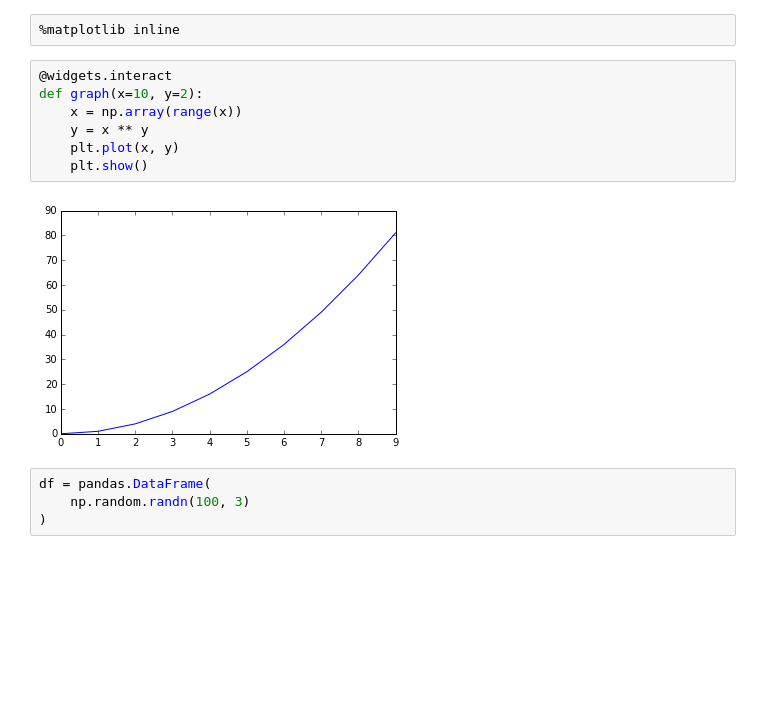
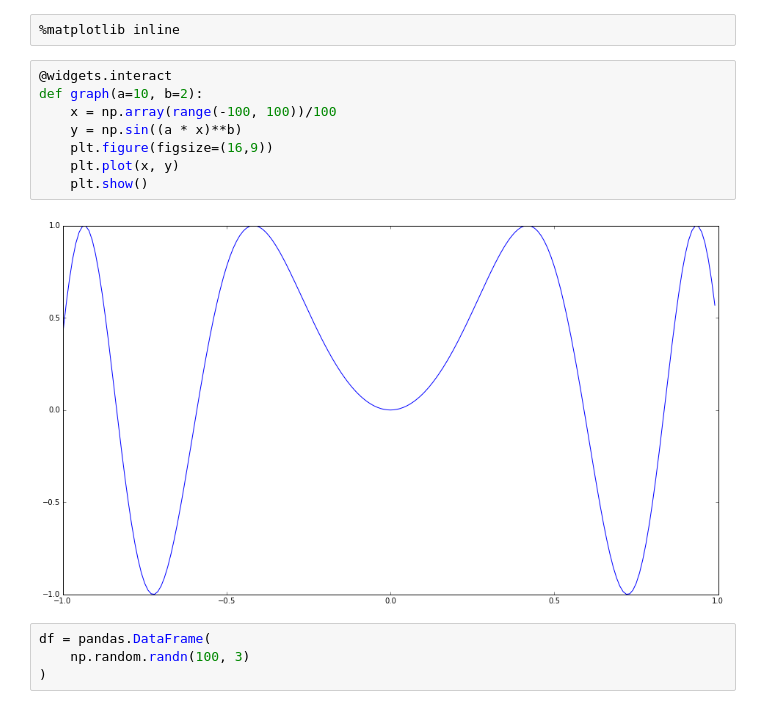
Before and after one commit to anaconda/nbpresent, a Jupyter notebook: notebooks/Examples.ipynb, the cells around one changed output. Drawn from its saved outputs; the diff is of its cells as text; blank space fills up the shorter version.

```diff
--- a/notebooks/Examples.ipynb
+++ b/notebooks/Examples.ipynb
@@ -10,13 +10,14 @@ qgrid.set_defaults(remote_js=True, precision=4)
 %matplotlib inline
 # %%
 @widgets.interact
-def graph(x=10, y=2):
-    x = np.array(range(x))
-    y = x ** y
+def graph(a=10, b=2):
+    x = np.array(range(-100, 100))/100
+    y = np.sin((a * x)**b)
+    plt.figure(figsize=(16,9))
     plt.plot(x, y)
     plt.show()
 # %% [output]
-[figure, old version]
+[figure, new version]
 # %%
 df = pandas.DataFrame(
     np.random.randn(100, 3)
```
Also changed, not shown: parts of 2 cells of this notebook.
